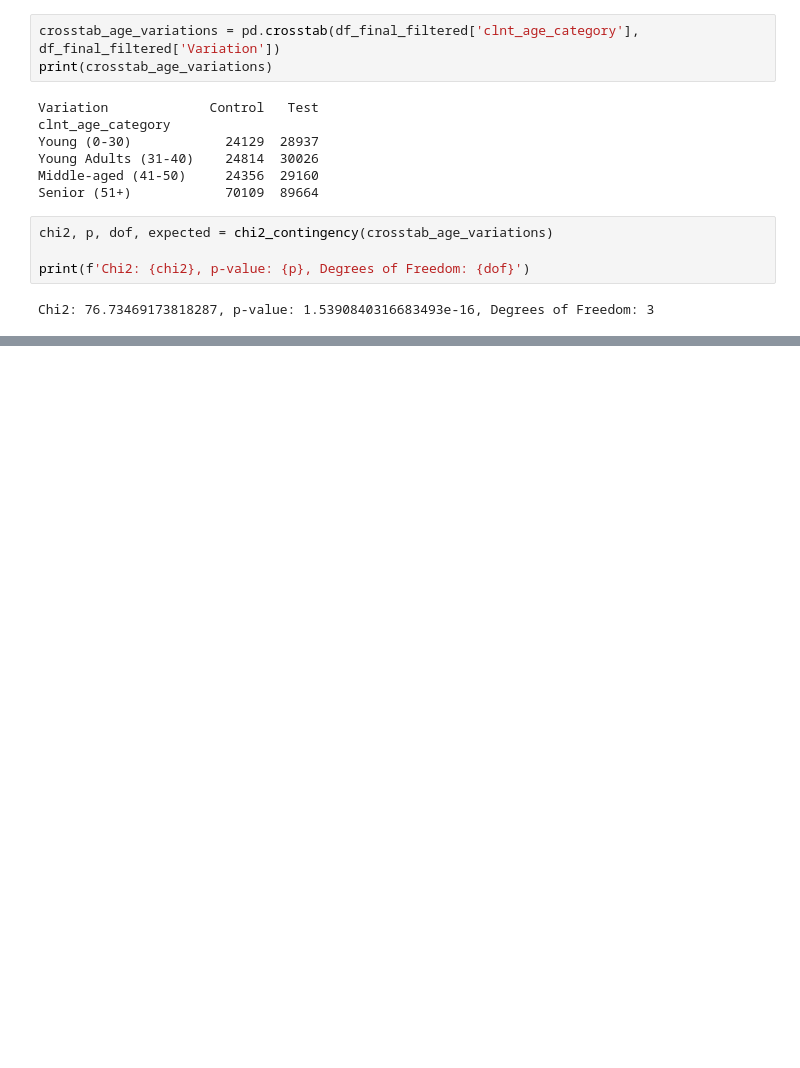
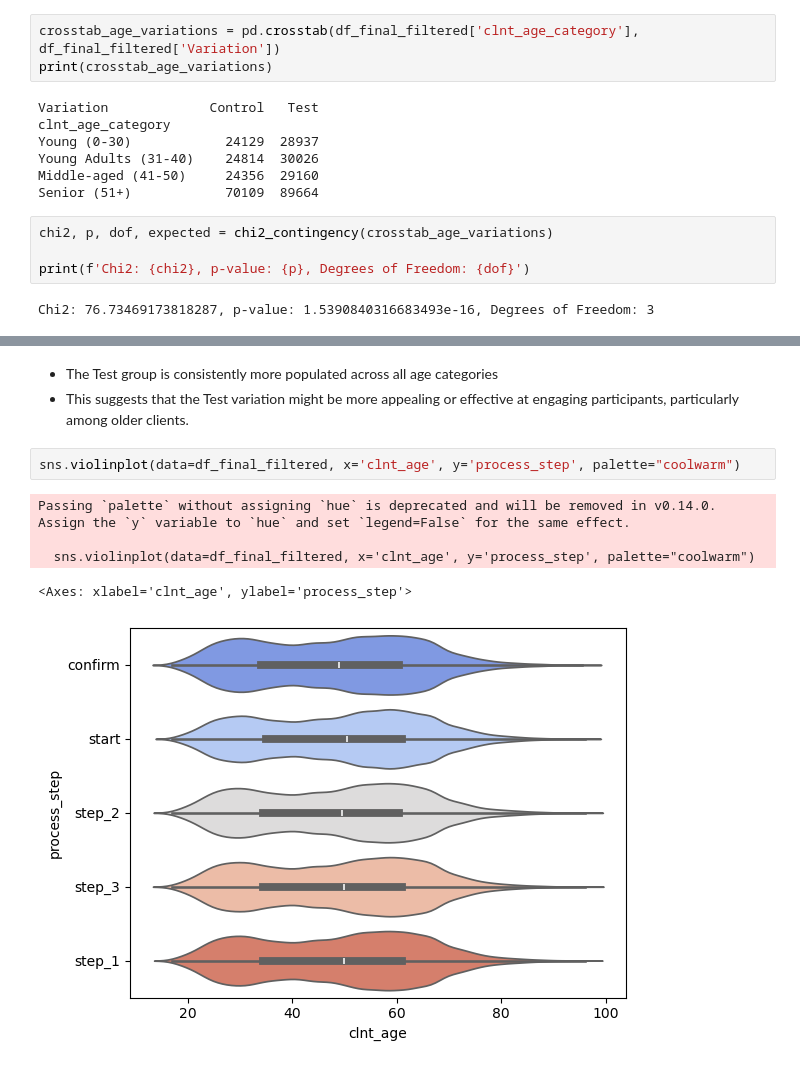
Before and after one commit to beatranche/Project-2, a Jupyter notebook: main.ipynb, the cells around one changed output, grey strips where cells are left out. Cells and saved outputs as stored; diff of their text form; blank space fills up the shorter version.

```diff
--- a/main.ipynb
+++ b/main.ipynb
@@ -456,0 +467,11 @@ association
+# %% [markdown]
+- The Test group is consistently more populated across all age categories
+- This suggests that the Test variation might be more appealing or effective at engaging participants, particularly among older clients.
+# %%
+sns.violinplot(data=df_final_filtered, x='clnt_age', y='process_step', palette="coolwarm")
+# %% [output]
+Passing `palette` without assigning `hue` is deprecated and will be removed in v0.14.0. Assign the `y` variable to `hue` and set `legend=False` for the same effect.
+
+  sns.violinplot(data=df_final_filtered, x='clnt_age', y='process_step', palette="coolwarm")
+<Axes: xlabel='clnt_age', ylabel='process_step'>
+[figure, added]
```
Also changed, not shown: parts of 45 cells of this notebook.
